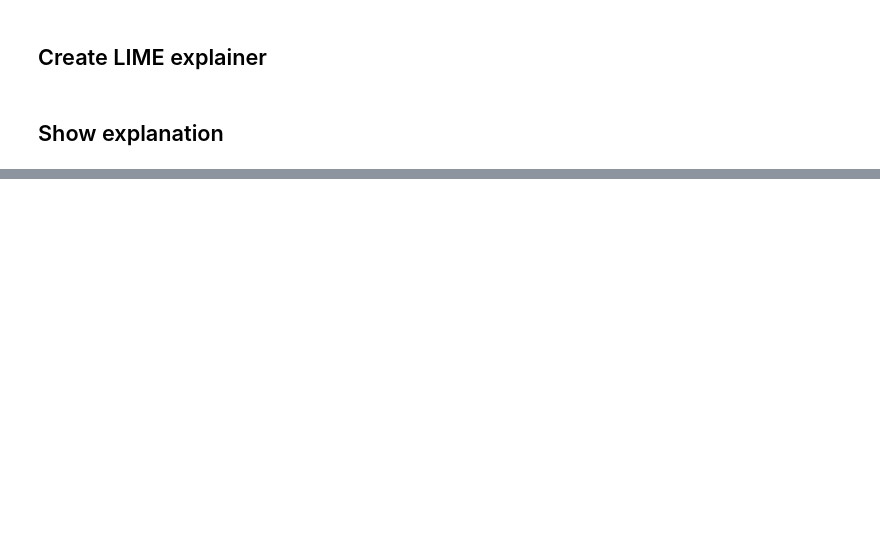
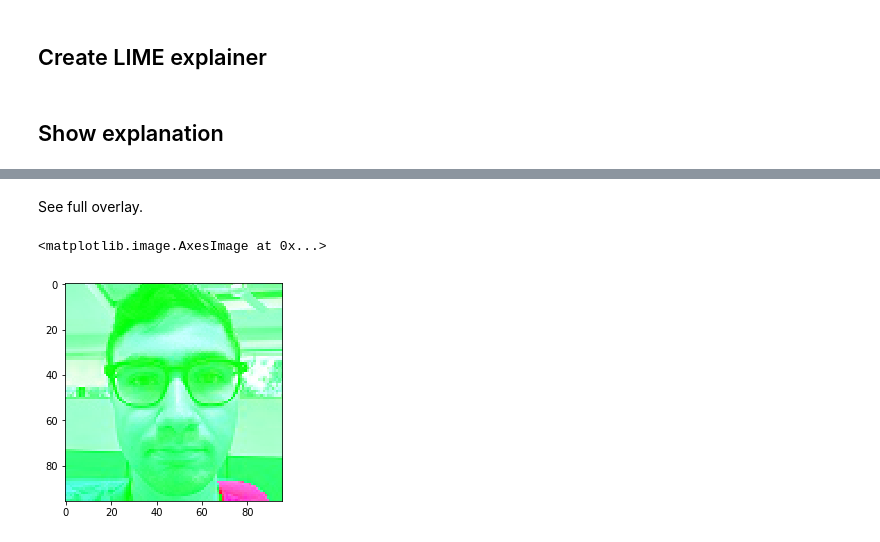
Before and after one commit to TGriggs7/Facial-Recognition-explanation-LIME, a Jupyter notebook: FacialRecog with Lime.ipynb, the cells around one changed output, grey strips where cells are left out. Cells and saved outputs as stored; diff of their text form; code cells hidden in the pictures; blank space fills up the shorter version.

```diff
--- a/FacialRecog with Lime.ipynb
+++ b/FacialRecog with Lime.ipynb
@@ -115,0 +177,8 @@ It is Greg!
+# %% [markdown]
+See full overlay.
+# %%
+temp, mask = greg_exp.get_image_and_mask(0, positive_only=False, num_features=100, hide_rest=False)
+plt.imshow(temp)
+# %% [output]
+<matplotlib.image.AxesImage at 0x...>
+[figure, added]
```
Also changed, not shown: parts of 21 cells of this notebook, 1 other file.
